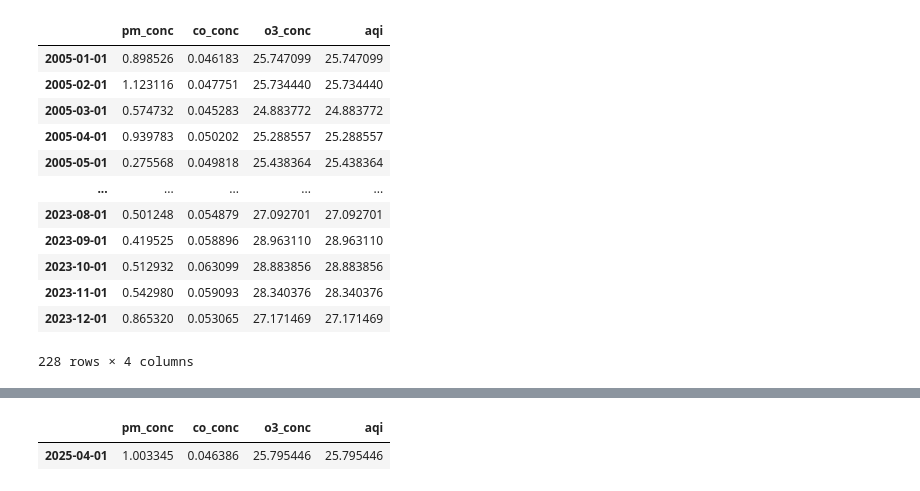
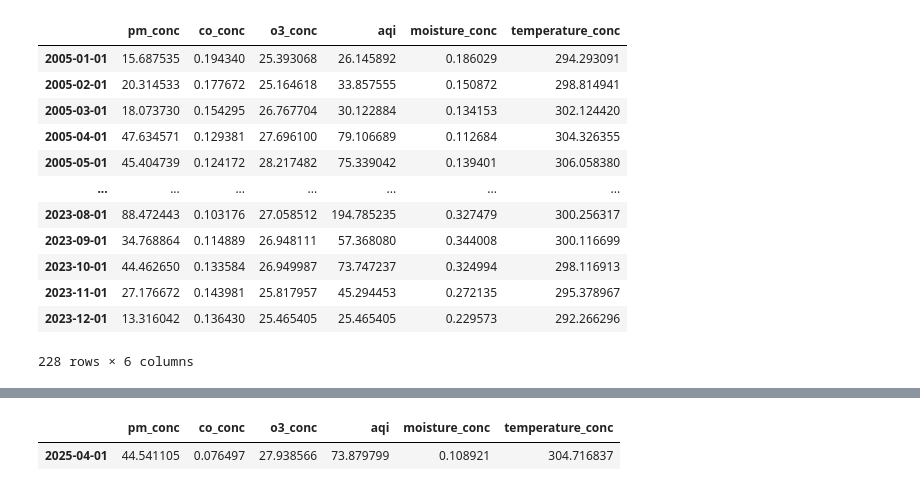
Before and after one commit to Darkdev112/minor-project, a Jupyter notebook: notebooks-new/make_dataset.ipynb, the cells around one changed output, grey strips where cells are left out. Drawn from its saved outputs; the diff is of its cells as text; code cells hidden in the pictures.

Commit message:
moisture and temperature columns added

```diff
--- a/notebooks-new/make_dataset.ipynb
+++ b/notebooks-new/make_dataset.ipynb
@@ -25,22 +25,33 @@ def get_conc(folder_name,lat_index,lon_index):
             code = 'COSC'
         elif folder_name == 'aqi3':
             code = 'TO3'
+        elif folder_name == 'moisture':
+            code = 'SFMC'
+        elif folder_name == 'temperature':
+            code = 'TLML'
         else:
             code = 'Invalid'
         conc_data = np.array(data[code].values)[0]
+
+        if folder_name == 'moisture':
+            nan_indices = np.isnan(conc_data)
+            conc_data[nan_indices] = 0
+
         conc_val = conc_data[lat_index][lon_index]
         conc_column = np.append(conc_column,conc_val)
     return conc_column
 # %%
 date_column = pd.date_range(start='1/1/2005',end='12/1/2023',freq='MS')
 # %%
-given_lat= -20.296059
-given_lon= -85.824539
+given_lat= 20.7832
+given_lon= 85.5085
 lat_index,lon_index = calc_index(given_lat,given_lon)
 # %%
 pm_conc = get_conc('aqi1',lat_index,lon_index)
 co_conc = get_conc('aqi2',lat_index,lon_index)
 o3_conc = get_conc('aqi3',lat_index,lon_index)
+moisture_conc = get_conc('moisture',lat_index,lon_index)
+temperature_conc = get_conc('temperature',lat_index,lon_index)
 # %%
 pm_conc = pm_conc * 1e9            # 1 kg/m^3 = 1e9 ug/m^3
 co_conc = co_conc * 1.15 * 1e-3    # 1ppb = 1.15 * 1e-3 mg/m^3 for CO
@@ -94,23 +105,23 @@ def calc_aqi(pm_conc,co_conc,o3_conc):
 # %%
 aqi = calc_aqi(pm_conc,co_conc,o3_conc)
 # %%
-df = pd.DataFrame({'pm_conc' : pm_conc, 'co_conc' : co_conc,'o3_conc' : o3_conc, 'aqi' : aqi}, index=date_column)
+df = pd.DataFrame({'pm_conc' : pm_conc, 'co_conc' : co_conc,'o3_conc' : o3_conc, 'aqi' : aqi, 'moisture_conc' : moisture_conc, 'temperature_conc' : temperature_conc}, index=date_column)
 # %%
 df
 # %% [output]
-|  | pm_conc | co_conc | o3_conc | aqi |
-| 2005-01-01 | 0.898526 | 0.046183 | 25.747099 | 25.747099 |
-| 2005-02-01 | 1.123116 | 0.047751 | 25.734440 | 25.734440 |
-| 2005-03-01 | 0.574732 | 0.045283 | 24.883772 | 24.883772 |
-| 2005-04-01 | 0.939783 | 0.050202 | 25.288557 | 25.288557 |
-| 2005-05-01 | 0.275568 | 0.049818 | 25.438364 | 25.438364 |
-| ... | ... | ... | ... | ... |
-| 2023-08-01 | 0.501248 | 0.054879 | 27.092701 | 27.092701 |
-| 2023-09-01 | 0.419525 | 0.058896 | 28.963110 | 28.963110 |
-| 2023-10-01 | 0.512932 | 0.063099 | 28.883856 | 28.883856 |
-| 2023-11-01 | 0.542980 | 0.059093 | 28.340376 | 28.340376 |
-| 2023-12-01 | 0.865320 | 0.053065 | 27.171469 | 27.171469 |
+|  | pm_conc | co_conc | o3_conc | aqi | moisture_conc | temperature_conc |
+| 2005-01-01 | 15.687535 | 0.194340 | 25.393068 | 26.145892 | 0.186029 | 294.293091 |
+| 2005-02-01 | 20.314533 | 0.177672 | 25.164618 | 33.857555 | 0.150872 | 298.814941 |
+| 2005-03-01 | 18.073730 | 0.154295 | 26.767704 | 30.122884 | 0.134153 | 302.124420 |
+| 2005-04-01 | 47.634571 | 0.129381 | 27.696100 | 79.106689 | 0.112684 | 304.326355 |
+| 2005-05-01 | 45.404739 | 0.124172 | 28.217482 | 75.339042 | 0.139401 | 306.058380 |
+| ... | ... | ... | ... | ... | ... | ... |
+| 2023-08-01 | 88.472443 | 0.103176 | 27.058512 | 194.785235 | 0.327479 | 300.256317 |
+| 2023-09-01 | 34.768864 | 0.114889 | 26.948111 | 57.368080 | 0.344008 | 300.116699 |
+| 2023-10-01 | 44.462650 | 0.133584 | 26.949987 | 73.747237 | 0.324994 | 298.116913 |
+| 2023-11-01 | 27.176672 | 0.143981 | 25.817957 | 45.294453 | 0.272135 | 295.378967 |
+| 2023-12-01 | 13.316042 | 0.136430 | 25.465405 | 25.465405 | 0.229573 | 292.266296 |
-228 rows × 4 columns
+228 rows × 6 columns
 # %%
 df.to_csv('../exports/train_values.csv')
 # %%
@@ -156,17 +167,27 @@ co_conc_df.columns=['conc']
 o3_conc_df = df.loc[:,['o3_conc']]
 o3_conc_df.columns=['conc']
 
+moisture_conc_df = df.loc[:,['moisture_conc']]
+moisture_conc_df.columns=['conc']
+
+temperature_conc_df = df.loc[:,['temperature_conc']]
+temperature_conc_df.columns=['conc']
+
 predicted_pm_val = forecast_conc(pm_conc_df, exact_date)
 predicted_co_val = forecast_conc(co_conc_df, exact_date)
 predicted_o3_val = forecast_conc(o3_conc_df, exact_date)
+predicted_moisture_val = forecast_conc(moisture_conc_df, exact_date)
+predicted_temperature_val = forecast_conc(temperature_conc_df, exact_date)
 
 predicted_pm_arr = np.array([predicted_pm_val],dtype=float)
 predicted_co_arr = np.array([predicted_co_val],dtype=float)
 predicted_o3_arr = np.array([predicted_o3_val],dtype=float)
+predicted_moisture_arr = np.array([predicted_moisture_val],dtype=float)
+predicted_temperature_arr = np.array([predicted_temperature_val],dtype=float)
 
 predicted_aqi_arr = calc_aqi(predicted_pm_arr,predicted_co_arr,predicted_o3_arr)
 
-query_df = pd.DataFrame({'datetime': pd.to_datetime(['2025-04-01']) ,'pm_conc':predicted_pm_arr,'co_conc':predicted_co_arr,'o3_conc':predicted_o3_arr, 'aqi' : predicted_aqi_arr})
+query_df = pd.DataFrame({'datetime': pd.to_datetime(['2025-04-01']) ,'pm_conc':predicted_pm_arr,'co_conc':predicted_co_arr,'o3_conc':predicted_o3_arr, 'aqi' : predicted_aqi_arr,'moisture_conc' : predicted_moisture_arr, 'temperature_conc' : predicted_temperature_arr})
 query_df.set_index('datetime',inplace=True)
 query_df.index.name=None
 
@@ -181,4 +206,4 @@ query_df
-|  | pm_conc | co_conc | o3_conc | aqi |
-| 2025-04-01 | 1.003345 | 0.046386 | 25.795446 | 25.795446 |
+|  | pm_conc | co_conc | o3_conc | aqi | moisture_conc | temperature_conc |
+| 2025-04-01 | 44.541105 | 0.076497 | 27.938566 | 73.879799 | 0.108921 | 304.716837 |
 # %%
 query_df.to_csv('../exports/test_values.csv')
```
Also changed, not shown: parts of 1 cell of this notebook, 3 other files.
